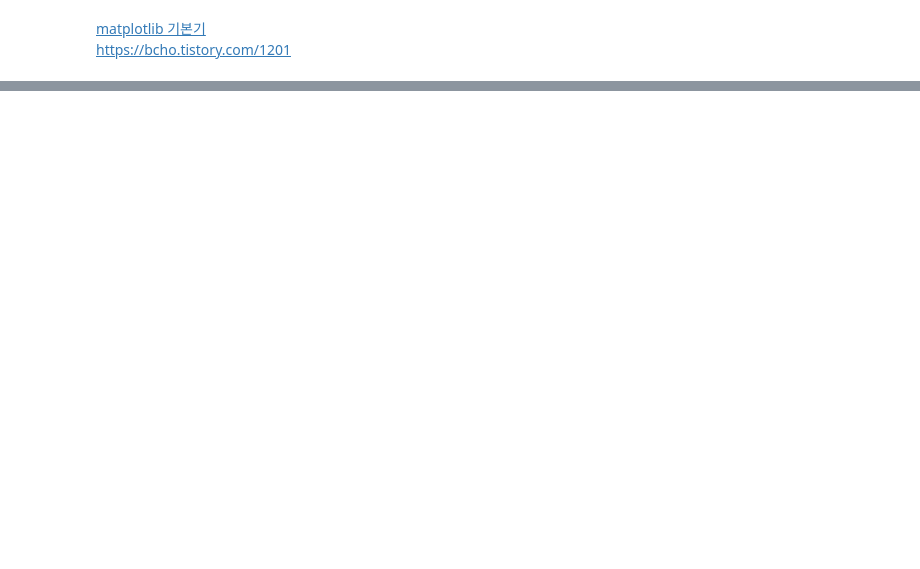
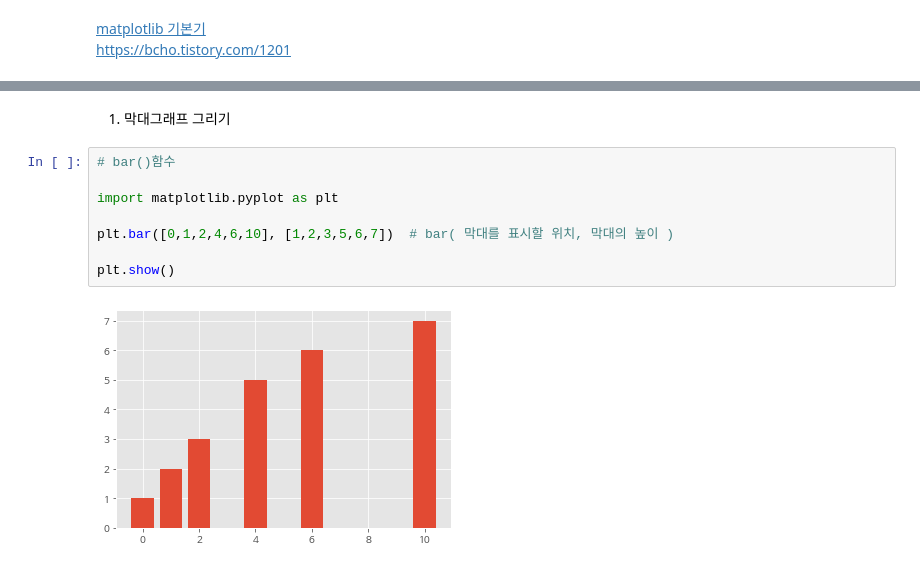
Before and after one commit to taesamja/AIpython, a Jupyter notebook: 모두의데이터분석.ipynb, the cells around one changed output, grey strips where cells are left out. Drawn from its saved outputs; the diff is of its cells as text; blank space fills up the shorter version.

```diff
--- a/모두의데이터분석.ipynb
+++ b/모두의데이터분석.ipynb
@@ -1002,0 +1209,12 @@ plt.show()
+# %% [markdown]
+1. 막대그래프 그리기
+# %%
+# bar()함수
+
+import matplotlib.pyplot as plt
+
+plt.bar([0,1,2,4,6,10], [1,2,3,5,6,7])  # bar( 막대를 표시할 위치, 막대의 높이 )
+
+plt.show()
+# %% [output]
+[figure, added]
```
Also changed, not shown: parts of 65 cells of this notebook.
